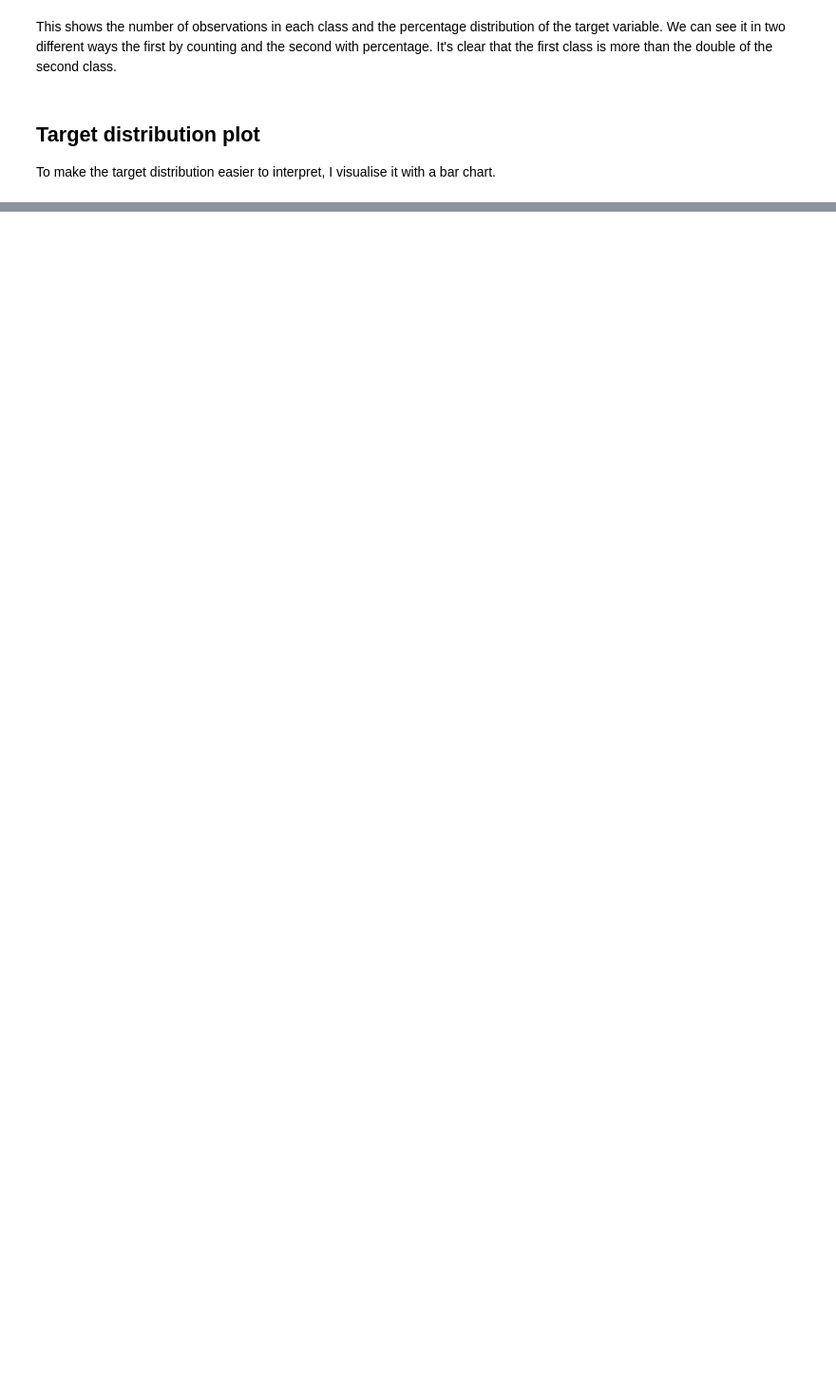
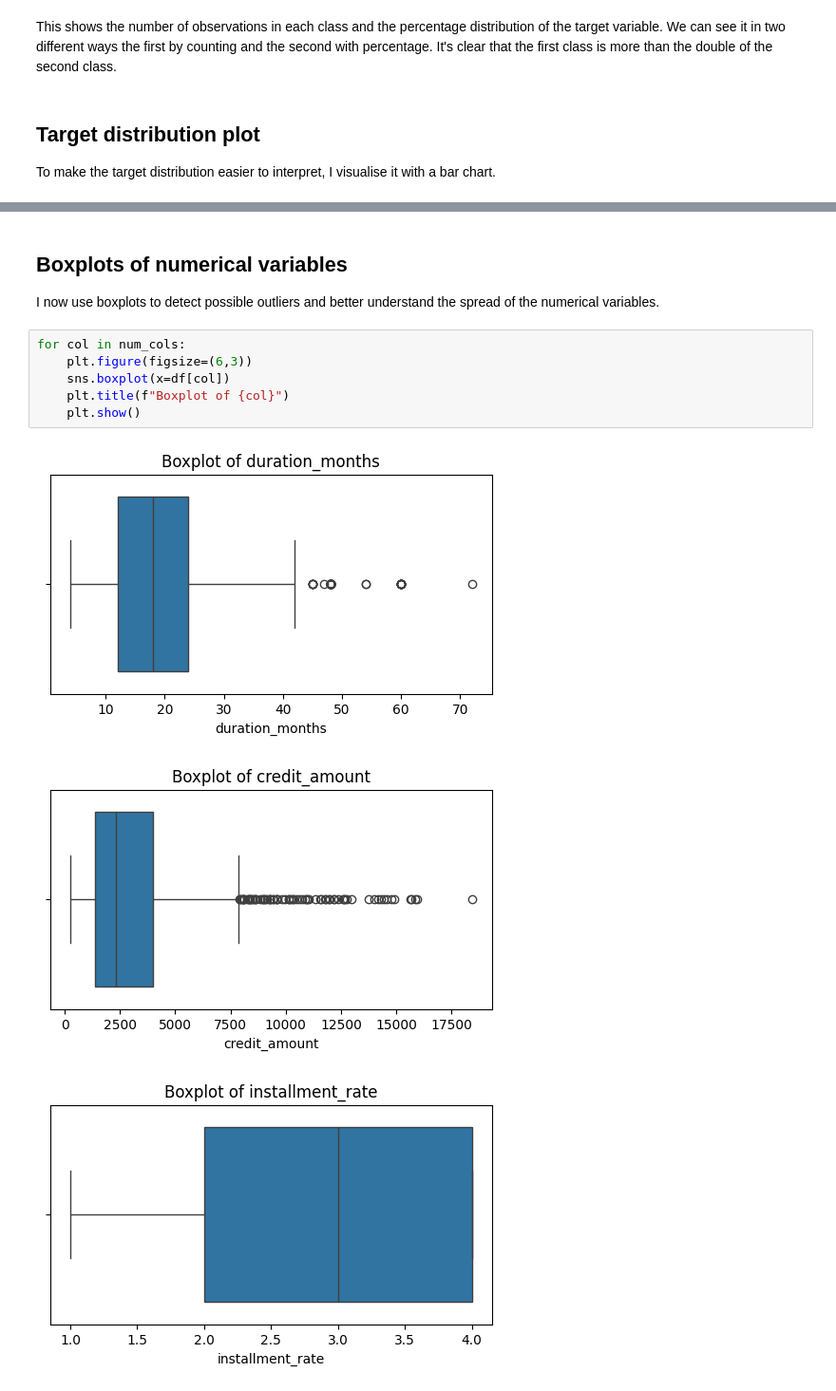
Before and after one commit to mary-ammar/credit-risk-modeling, a Jupyter notebook: notebooks/03_data_exploration.ipynb, the cells around one changed output, grey strips where cells are left out. Shown at 95% size. Drawn from its saved outputs; the diff is of its cells as text; blank space fills up the shorter version.

```diff
--- a/notebooks/03_data_exploration.ipynb
+++ b/notebooks/03_data_exploration.ipynb
@@ -225,0 +197,14 @@ Now that i have loaded the dataset and checked its general structure, the next s
+# %% [markdown]
+## Boxplots of numerical variables
+
+I now use boxplots to detect possible outliers and better understand the spread of the numerical variables.
+# %%
+for col in num_cols:
+    plt.figure(figsize=(6,3))
+    sns.boxplot(x=df[col])
+    plt.title(f"Boxplot of {col}")
+    plt.show()
+# %% [output]
+[figure, added]
+[figure, added]
+[figure, added]
```
Also changed, not shown: parts of 63 cells of this notebook.
